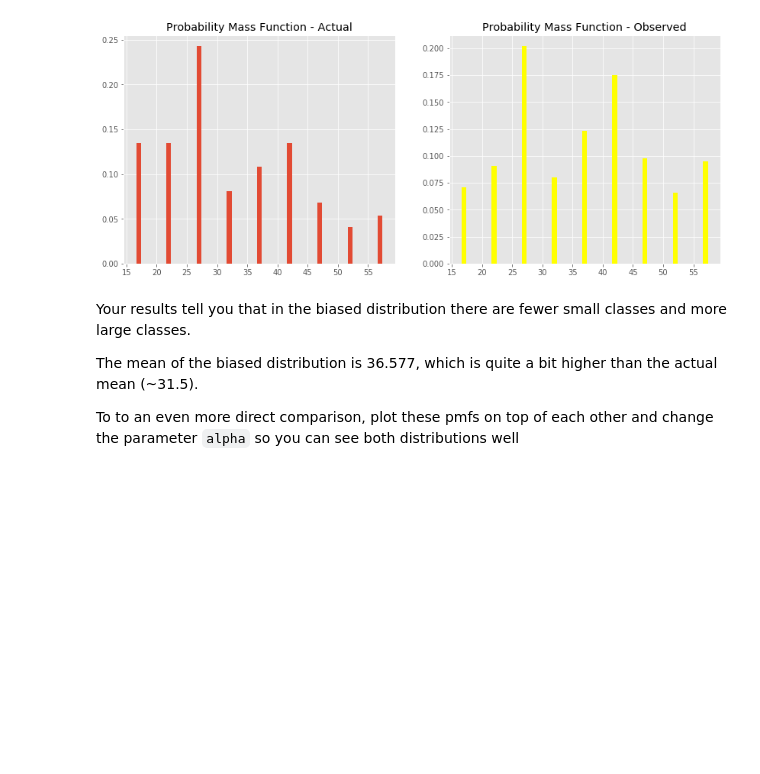
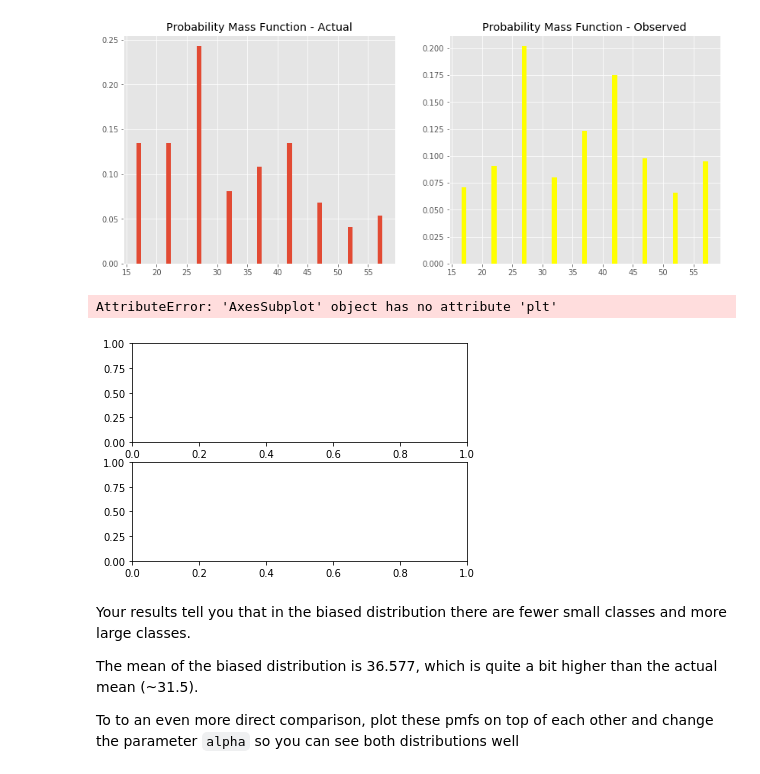
Before and after one commit to npschafer/dsc-probability-mass-function-lab-houston-ds-042219, a Jupyter notebook: index.ipynb, the cells around one changed output. Saved outputs shown, nothing was run; the diff lists cells and outputs as text; code cells hidden in the pictures; blank space fills up the shorter version.

```diff
--- a/index.ipynb
+++ b/index.ipynb
@@ -177,7 +177,10 @@ Here we see it, the average or expected value of biased results comes out much h
 [figure]
 # %%
 fig, ax = plt.subplots(2,1)
-ax[0].pltplt.bar(sizes, pmf)
+ax[0].plt.bar(sizes, pmf)
+# %% [output]
+AttributeError: 'AxesSubplot' object has no attribute 'plt'
+[figure, added]
 # %% [markdown]
 Your results tell you that in the biased distribution there are fewer small classes and more large classes.
 
```
